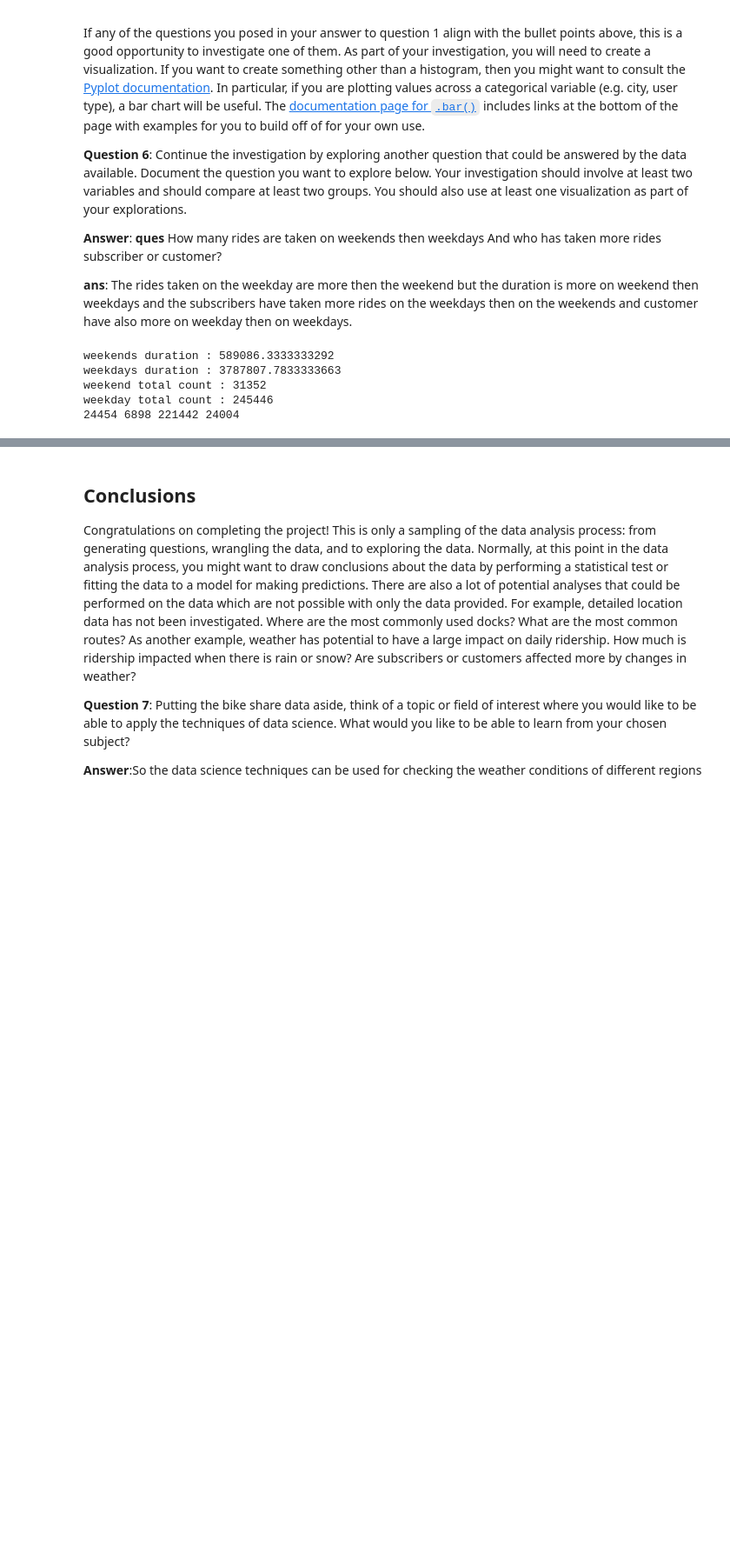
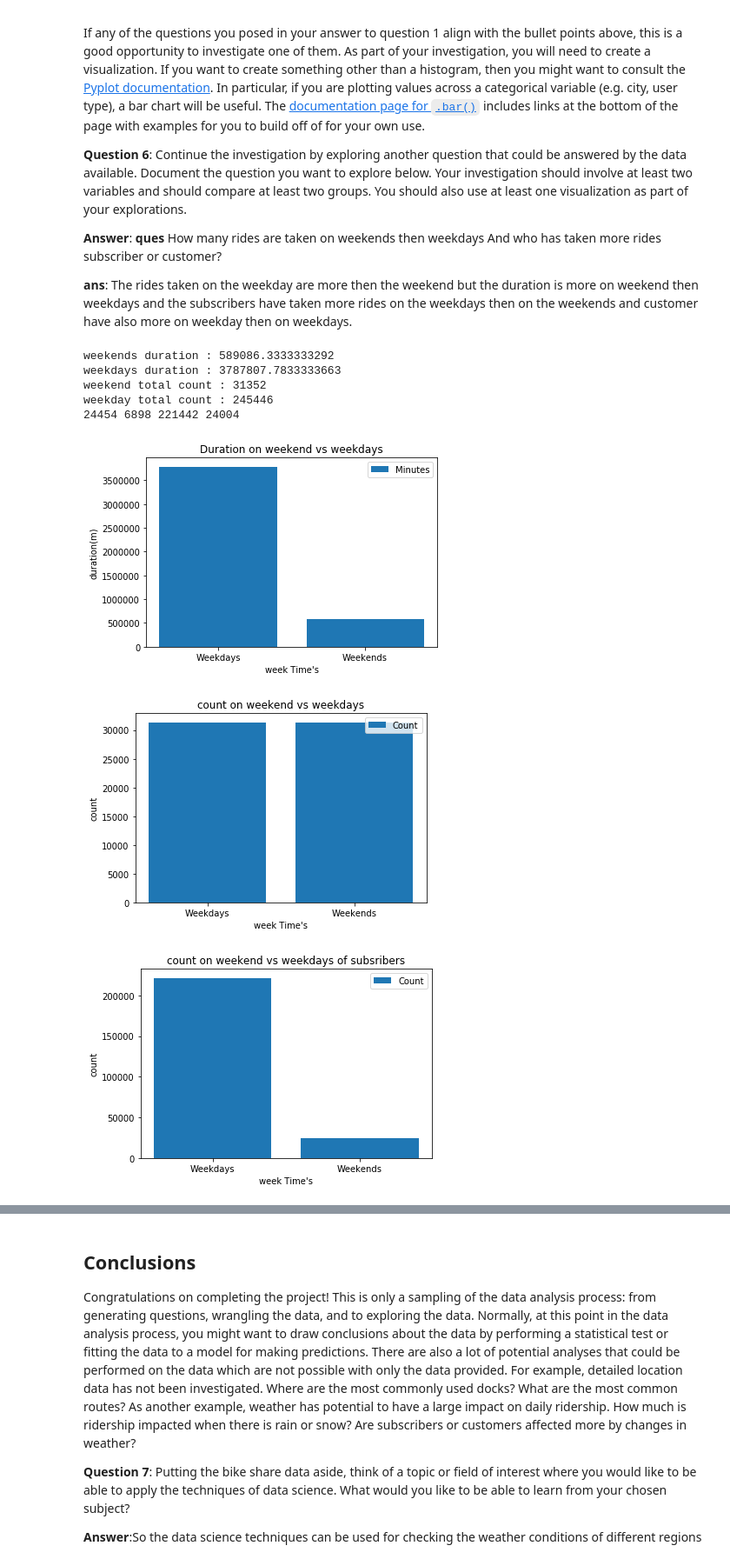
Before and after one commit to nikg41/bike-share-analysis, a Jupyter notebook: Bike_Share_Analysis.ipynb, the cells around one changed output, grey strips where cells are left out. Shown at 87% size. Drawn from its saved outputs; the diff is of its cells as text; code cells hidden in the pictures; blank space fills up the shorter version.

```diff
--- a/Bike_Share_Analysis.ipynb
+++ b/Bike_Share_Analysis.ipynb
@@ -559,30 +576,71 @@ with open('./data/NYC-2016-Summary.csv') as f_in:
     n_weekday_cust = 0
     duration_weekdays = 0
     duration_weekends = 0
     reader = csv.DictReader(f_in)
     for row in reader:
         if (str(row['day_of_week']) == 'Sunday') and (str(row['day_of_week'] == 'Saturday')):
             count_weekends += 1
             if row['user_type'] == 'Subscriber':
                 n_weekend_sub += 1
             else:
                 n_weekend_cust += 1
             duration_weekends += float(row['duration'])
         else:
             count_weekdays += 1
             if row['user_type'] == 'Subscriber':
                 n_weekday_sub += 1
             else:
                 n_weekday_cust += 1
             duration_weekdays += float(row['duration'])
     print("weekends duration :",duration_weekends)
     print("weekdays duration :",duration_weekdays)
     print("weekend total count :",count_weekends)
     print("weekday total count :",count_weekdays)
     print(n_weekend_sub,n_weekend_cust ,n_weekday_sub ,n_weekday_cust)
+x = ["Weekends","Weekdays"]
+y = [duration_weekends,duration_weekdays]
+plt.bar(x,y,label = "Minutes")
+plt.xlabel("week Time's")
+plt.ylabel("duration(m)")
+plt.legend()
+plt.title("Duration on weekend vs weekdays")
+plt.show()
+y = [count_weekends,count_weekends]
+plt.bar(x,y,label = "Count")
+plt.xlabel("week Time's")
+plt.ylabel("count")
+plt.legend()
+plt.title("count on weekend vs weekdays")
+plt.show()
+y = [n_weekend_sub,n_weekday_sub]
+plt.bar(x,y,label = "Count")
+plt.xlabel("week Time's")
+plt.ylabel("count")
+plt.legend()
+plt.title("count on weekend vs weekdays of subsribers")
+plt.show()
+y = [n_weekend_cust,n_weekday_cust]
+plt.bar(x,y,label = "Count")
+plt.xlabel("week Time's")
+plt.ylabel("count")
+plt.legend()
+plt.title("count on weekend vs weekdays of customers")
+plt.show()
+subscriber_list = [n_weekend_sub,n_weekday_sub]
+customer_list = [n_weekend_cust,n_weekday_cust]
+plt.bar(x,subscriber_list,label = "subscriber")
+plt.bar(x,customer_list,label = "customer")
+plt.xlabel("week Time's")
+plt.ylabel("count")
+plt.legend()
+plt.title("subsriber vs customers comparison")
+plt.show()
 # %% [output]
 weekends duration : 589086.3333333292
 weekdays duration : 3787807.7833333663
 weekend total count : 31352
 weekday total count : 245446
 24454 6898 221442 24004
+[figure, added]
+[figure, added]
+[figure, added]
```
Also changed, not shown: parts of 4 cells of this notebook, 1 other file.
